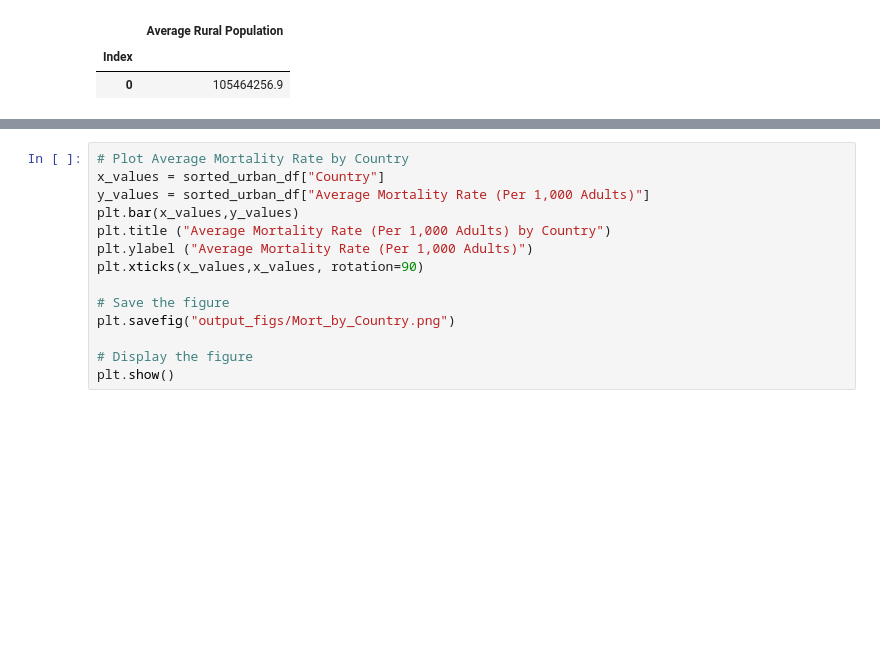
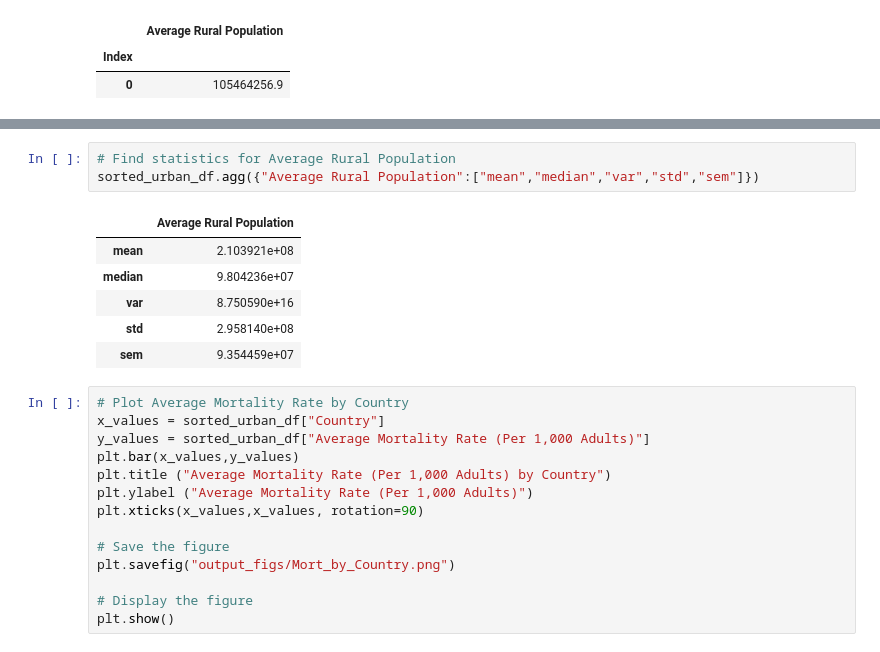
Before and after one commit to ralphy32/project_1, a Jupyter notebook: project1.ipynb, the cells around one changed output, grey strips where cells are left out. Drawn from its saved outputs; the diff is of its cells as text; blank space fills up the shorter version.

```diff
--- a/project1.ipynb
+++ b/project1.ipynb
@@ -301,3 +331,13 @@ sorted_urban_df
+# %%
+# Find statistics for Average Rural Population
+sorted_urban_df.agg({"Average Rural Population":["mean","median","var","std","sem"]})
+# %% [output]
+|  | Average Rural Population |
+| mean | 2.103921e+08 |
+| median | 9.804236e+07 |
+| var | 8.750590e+16 |
+| std | 2.958140e+08 |
+| sem | 9.354459e+07 |
 # %%
 # Plot Average Mortality Rate by Country
 x_values = sorted_urban_df["Country"]
```
Also changed, not shown: parts of 7 cells of this notebook, 3 other files.
